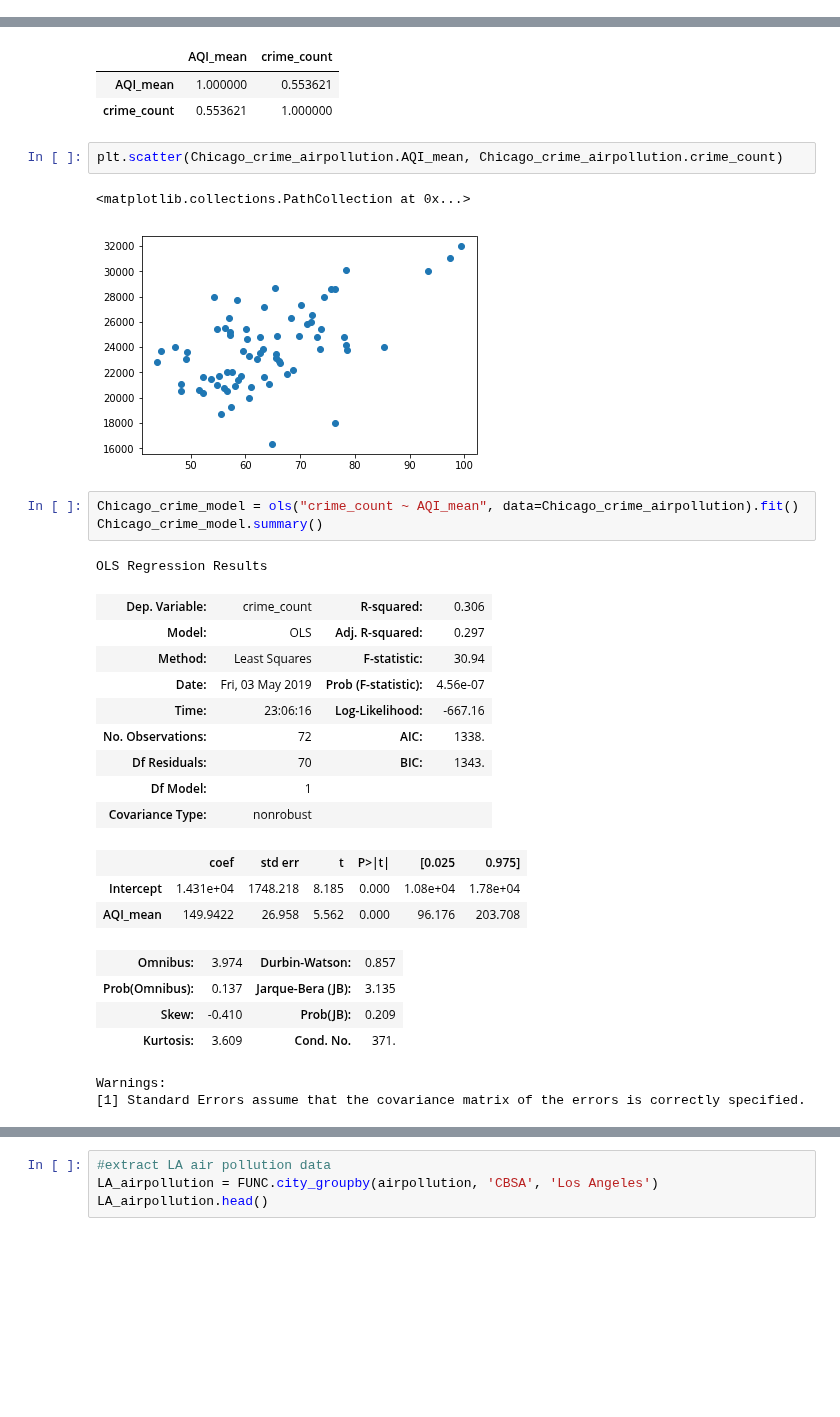
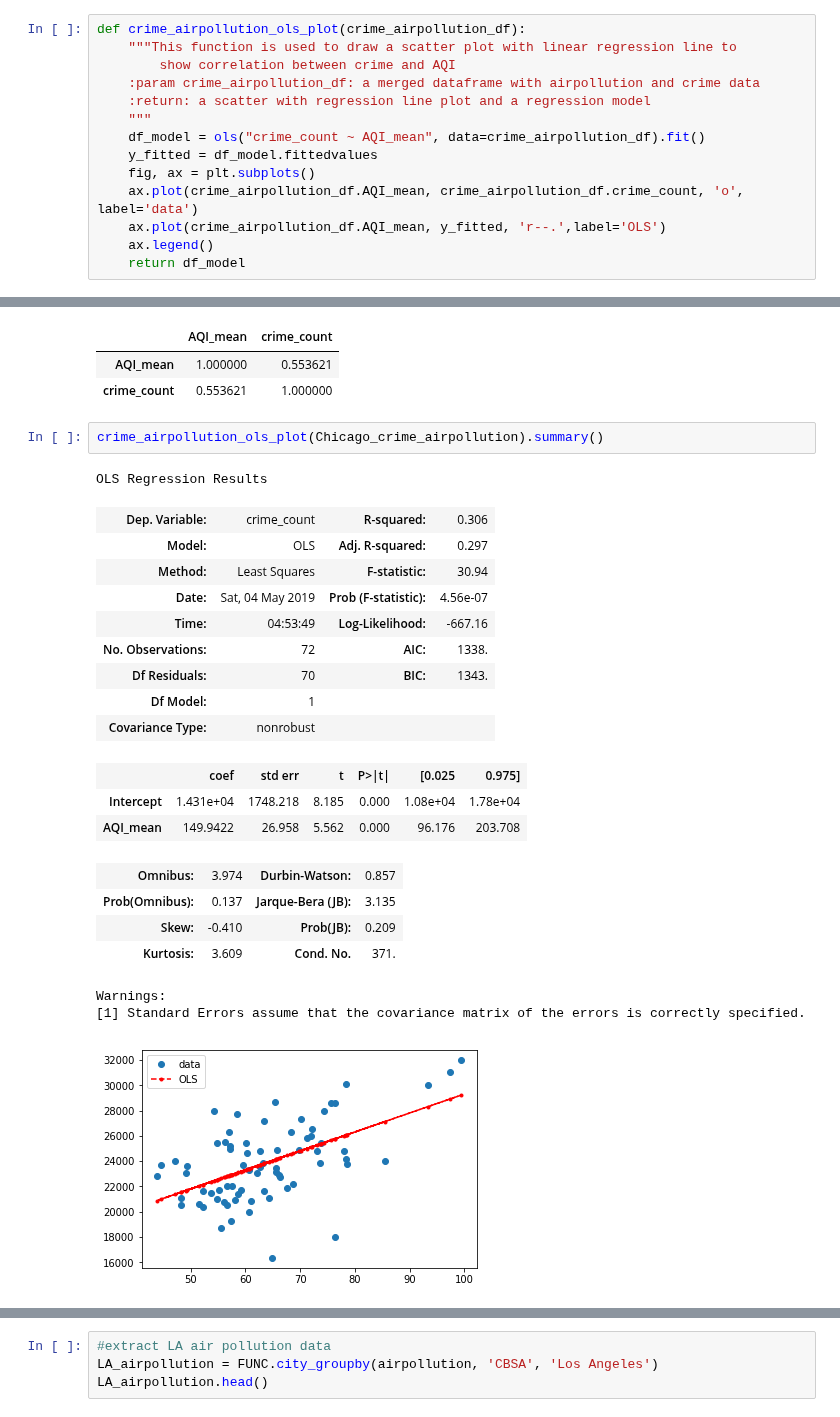
Before and after one commit to AprilW048/Final_Project, a Jupyter notebook: Air Pollution.ipynb, the cells around one changed output, grey strips where cells are left out. Saved outputs shown, nothing was run; the diff lists cells and outputs as text; blank space fills up the shorter version.

```diff
--- a/Air Pollution.ipynb
+++ b/Air Pollution.ipynb
@@ -17,6 +23,20 @@ def crime_airpollution_plot(df, city_name):
     ax.grid(linestyle="--", alpha=3)
     ax.right_ax.set_ylabel('AQI_mean')
     plt.show()
+# %%
+def crime_airpollution_ols_plot(crime_airpollution_df):
+    """This function is used to draw a scatter plot with linear regression line to
+        show correlation between crime and AQI
+    :param crime_airpollution_df: a merged dataframe with airpollution and crime data
+    :return: a scatter with regression line plot and a regression model
+    """
+    df_model = ols("crime_count ~ AQI_mean", data=crime_airpollution_df).fit()
+    y_fitted = df_model.fittedvalues
+    fig, ax = plt.subplots()
+    ax.plot(crime_airpollution_df.AQI_mean, crime_airpollution_df.crime_count, 'o', label='data')
+    ax.plot(crime_airpollution_df.AQI_mean, y_fitted, 'r--.',label='OLS')
+    ax.legend()
+    return df_model
 # %%
 airpollution=pd.DataFrame()
 airpollution_dir = './daily_aqi_by_cbsa/daily_aqi_by_cbsa_'
@@ -115,31 +141,26 @@ Chicago_crime_airpollution.corr()
 |  | AQI_mean | crime_count |
 | AQI_mean | 1.000000 | 0.553621 |
 | crime_count | 0.553621 | 1.000000 |
-# %%
-plt.scatter(Chicago_crime_airpollution.AQI_mean, Chicago_crime_airpollution.crime_count)
-# %% [output]
-<matplotlib.collections.PathCollection at 0x...>
-[figure, removed]
-# %%
-Chicago_crime_model = ols("crime_count ~ AQI_mean", data=Chicago_crime_airpollution).fit()
-Chicago_crime_model.summary()
-# %% [output]
-OLS Regression Results
-| Dep. Variable: | crime_count | R-squared: | 0.306 |
-| Model: | OLS | Adj. R-squared: | 0.297 |
-| Method: | Least Squares | F-statistic: | 30.94 |
-| Date: | Fri, 03 May 2019 | Prob (F-statistic): | 4.56e-07 |
-| Time: | 23:06:16 | Log-Likelihood: | -667.16 |
-| No. Observations: | 72 | AIC: | 1338. |
-| Df Residuals: | 70 | BIC: | 1343. |
-| Df Model: | 1 |  |  |
-| Covariance Type: | nonrobust |  |  |
-|  | coef | std err | t | P>|t| | [0.025 | 0.975] |
-| Intercept | 1.431e+04 | 1748.218 | 8.185 | 0.000 | 1.08e+04 | 1.78e+04 |
-| AQI_mean | 149.9422 | 26.958 | 5.562 | 0.000 | 96.176 | 203.708 |
-| Omnibus: | 3.974 | Durbin-Watson: | 0.857 |
-| Prob(Omnibus): | 0.137 | Jarque-Bera (JB): | 3.135 |
-| Skew: | -0.410 | Prob(JB): | 0.209 |
-| Kurtosis: | 3.609 | Cond. No. | 371. |
-Warnings:
-[1] Standard Errors assume that the covariance matrix of the errors is correctly specified.
+# %%
+crime_airpollution_ols_plot(Chicago_crime_airpollution).summary()
+# %% [output]
+OLS Regression Results
+| Dep. Variable: | crime_count | R-squared: | 0.306 |
+| Model: | OLS | Adj. R-squared: | 0.297 |
+| Method: | Least Squares | F-statistic: | 30.94 |
+| Date: | Sat, 04 May 2019 | Prob (F-statistic): | 4.56e-07 |
+| Time: | 04:53:49 | Log-Likelihood: | -667.16 |
+| No. Observations: | 72 | AIC: | 1338. |
+| Df Residuals: | 70 | BIC: | 1343. |
+| Df Model: | 1 |  |  |
+| Covariance Type: | nonrobust |  |  |
+|  | coef | std err | t | P>|t| | [0.025 | 0.975] |
+| Intercept | 1.431e+04 | 1748.218 | 8.185 | 0.000 | 1.08e+04 | 1.78e+04 |
+| AQI_mean | 149.9422 | 26.958 | 5.562 | 0.000 | 96.176 | 203.708 |
+| Omnibus: | 3.974 | Durbin-Watson: | 0.857 |
+| Prob(Omnibus): | 0.137 | Jarque-Bera (JB): | 3.135 |
+| Skew: | -0.410 | Prob(JB): | 0.209 |
+| Kurtosis: | 3.609 | Cond. No. | 371. |
+Warnings:
+[1] Standard Errors assume that the covariance matrix of the errors is correctly specified.
+[figure, added]
```
Also changed, not shown: parts of 25 cells of this notebook.
